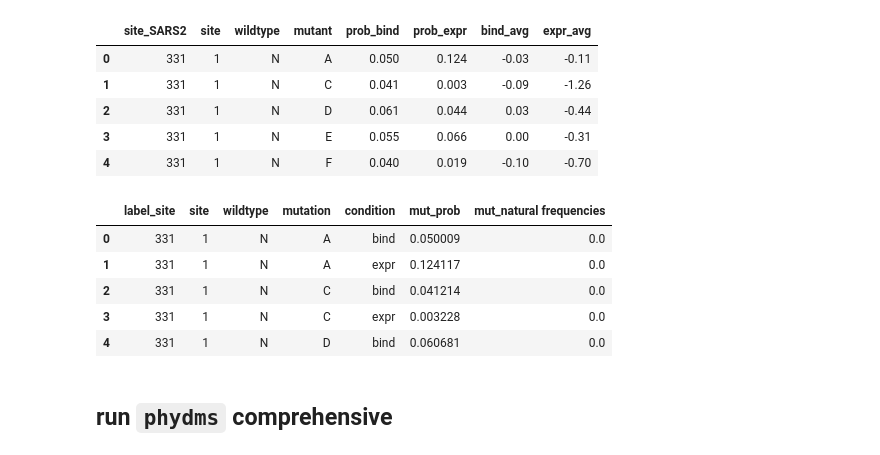
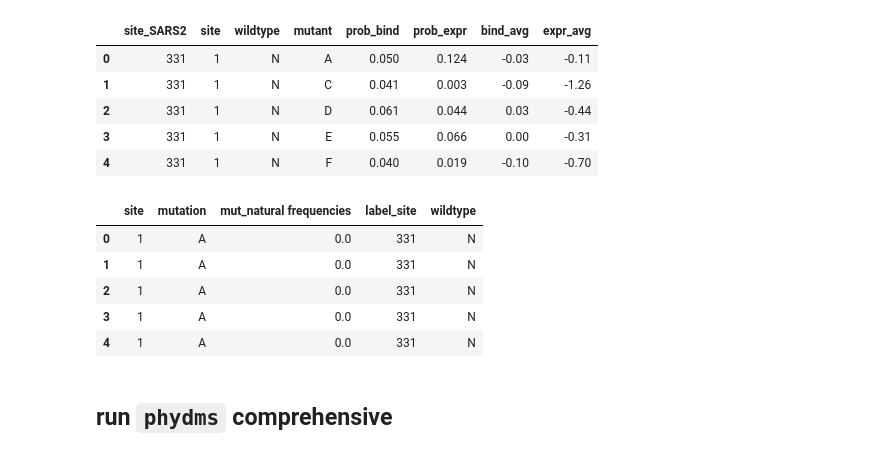
Before and after one commit to jbloomlab/SARS-CoV-phydms, a Jupyter notebook: phydms.ipynb, the cells around one changed output. Saved outputs shown, nothing was run; the diff lists cells and outputs as text; code cells hidden in the pictures.

```diff
--- a/phydms.ipynb
+++ b/phydms.ipynb
@@ -110,4 +110,14 @@ expression = 3.173
 | 2 | 331 | 1 | N | D | 0.061 | 0.044 | 0.03 | -0.44 |
 | 3 | 331 | 1 | N | E | 0.055 | 0.066 | 0.00 | -0.31 |
 | 4 | 331 | 1 | N | F | 0.040 | 0.019 | -0.10 | -0.70 |
+# %%
+final = pd.merge(final, df[['site_SARS2', 'site', 'wildtype']], on='site').rename(columns={'site_SARS2': 'label_site'})
+final.head()
+# %% [output]
+|  | site | mutation | mut_natural frequencies | label_site | wildtype |
+| 0 | 1 | A | 0.0 | 331 | N |
+| 1 | 1 | A | 0.0 | 331 | N |
+| 2 | 1 | A | 0.0 | 331 | N |
+| 3 | 1 | A | 0.0 | 331 | N |
+| 4 | 1 | A | 0.0 | 331 | N |
 # %%
@@ -121,18 +130,3 @@ site_map = dict(zip(site_map['site'], site_map['site_SARS2']))
-# %%
-df = df.drop(columns=['bind_avg', 'expr_avg']).rename(columns={'site_SARS2': 'label_site',
-                                                                'prob_bind': 'bind',
-                                                                'prob_expr': 'expr',
-                                                                'mutant': 'mutation'})
-df = pd.melt(df, id_vars=['label_site', 'site', 'wildtype', 'mutation'], var_name='condition', value_name='mut_prob')
-final = pd.merge(df, final, on=['site', 'mutation'])
-final.head()
-# %% [output]
-|  | label_site | site | wildtype | mutation | condition | mut_prob | mut_natural frequencies |
-| 0 | 331 | 1 | N | A | bind | 0.050009 | 0.0 |
-| 1 | 331 | 1 | N | A | expr | 0.124117 | 0.0 |
-| 2 | 331 | 1 | N | C | bind | 0.041214 | 0.0 |
-| 3 | 331 | 1 | N | C | expr | 0.003228 | 0.0 |
-| 4 | 331 | 1 | N | D | bind | 0.060681 | 0.0 |
 # %% [markdown]
 ## run `phydms` comprehensive
 # %%
```
Also changed, not shown: parts of 10 cells of this notebook, 1 other file.
